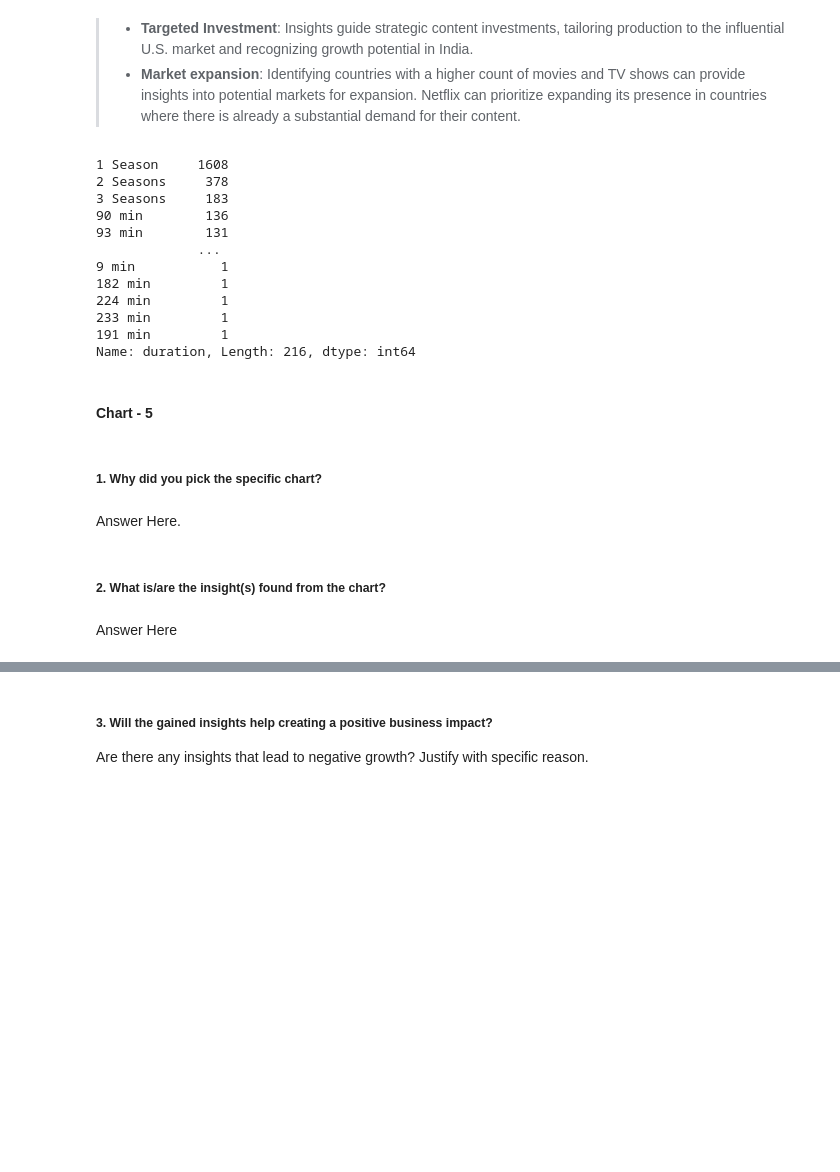
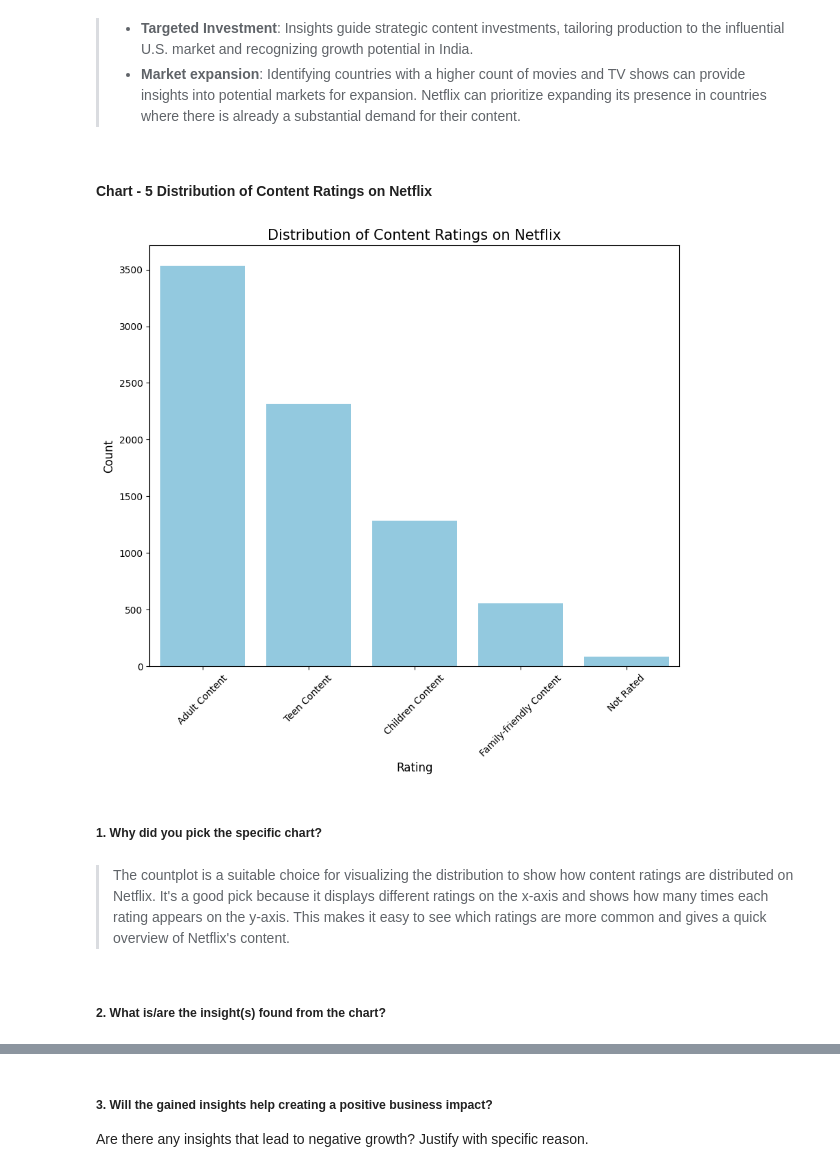
Before and after one commit to Electra89/Unsupervised-ML---Netflix-Movies-and-TV-Shows-Clustering, a Jupyter notebook: Unsupervised_ML_Netflix_Movies_and_TV_Shows_Clustering.ipynb, the cells around one changed output, grey strips where cells are left out. Drawn from its saved outputs; the diff is of its cells as text; code cells hidden in the pictures; blank space fills up the shorter version.

```diff
--- a/Unsupervised_ML_Netflix_Movies_and_TV_Shows_Clustering.ipynb
+++ b/Unsupervised_ML_Netflix_Movies_and_TV_Shows_Clustering.ipynb
@@ -399,20 +549,5 @@ Are there any insights that lead to negative growth? Justify with specific reaso
 # %% [markdown]
 > * **Targeted Investment**: Insights guide strategic content investments, tailoring production to the influential U.S. market and recognizing growth potential in India.
 > * **Market expansion**: Identifying countries with a higher count of movies and TV shows can provide insights into potential markets for expansion. Netflix can prioritize expanding its presence in countries where there is already a substantial demand for their content.
-# %%
-new_df['duration'].value_counts()
-# %% [output]
-1 Season     1608
-2 Seasons     378
-3 Seasons     183
-90 min        136
-93 min        131
-             ...
-9 min           1
-182 min         1
-224 min         1
-233 min         1
-191 min         1
-Name: duration, Length: 216, dtype: int64
 # %% [markdown]
-#### Chart - 5
+#### Chart - 5 Distribution of Content Ratings on Netflix
@@ -421,8 +554,26 @@ Name: duration, Length: 216, dtype: int64
+# %%
+# Distribution of Content Ratings on Netflix
+
+# Creating the countplot to visualize the data
+plt.figure(figsize=(10, 8))
+
+rating_countplot = sns.countplot(data=new_df, x='rating', order=new_df['rating'].value_counts().index, color='skyblue')
+
+# Adding a title to the plot
+plt.title('Distribution of Content Ratings on Netflix', fontsize=15, color='black')
+
+# Adding labels for the x and y axes
+plt.xlabel('Rating', fontsize=12, color='black')
+plt.ylabel('Count', fontsize=12, color='black')
+plt.xticks(rotation=45)
+
+# Displaying the plot
+plt.show()
+# %% [output]
+[figure, added]
 # %% [markdown]
 ##### 1. Why did you pick the specific chart?
-# %% [markdown]
-Answer Here.
+# %% [markdown]
+> The countplot is a suitable choice for visualizing the distribution to show how content ratings are distributed on Netflix. It's a good pick because it displays different ratings on the x-axis and shows how many times each rating appears on the y-axis. This makes it easy to see which ratings are more common and gives a quick overview of Netflix's content.
 # %% [markdown]
 ##### 2. What is/are the insight(s) found from the chart?
-# %% [markdown]
-Answer Here
```
Also changed, not shown: parts of 24 cells of this notebook.
